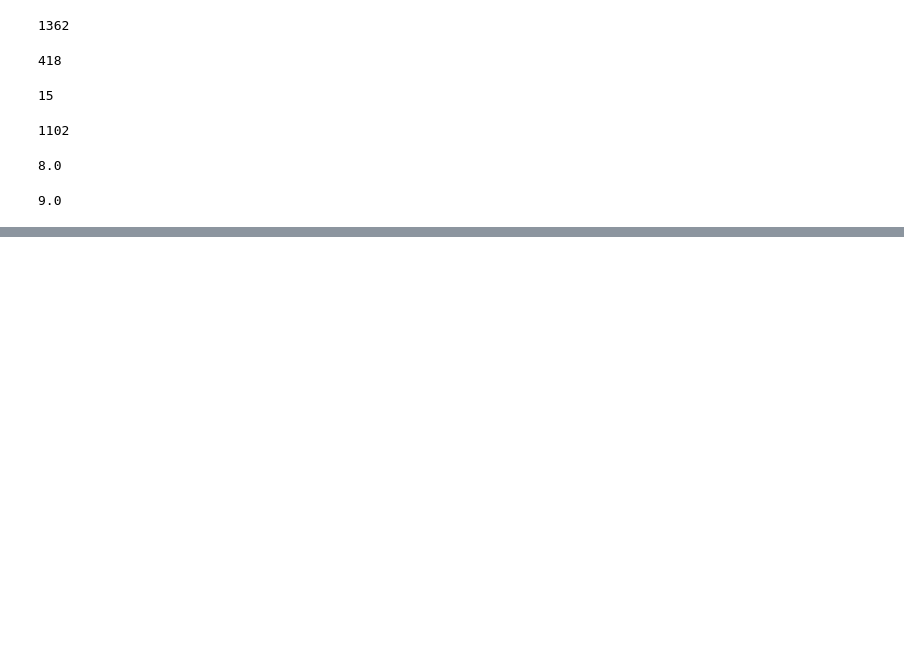
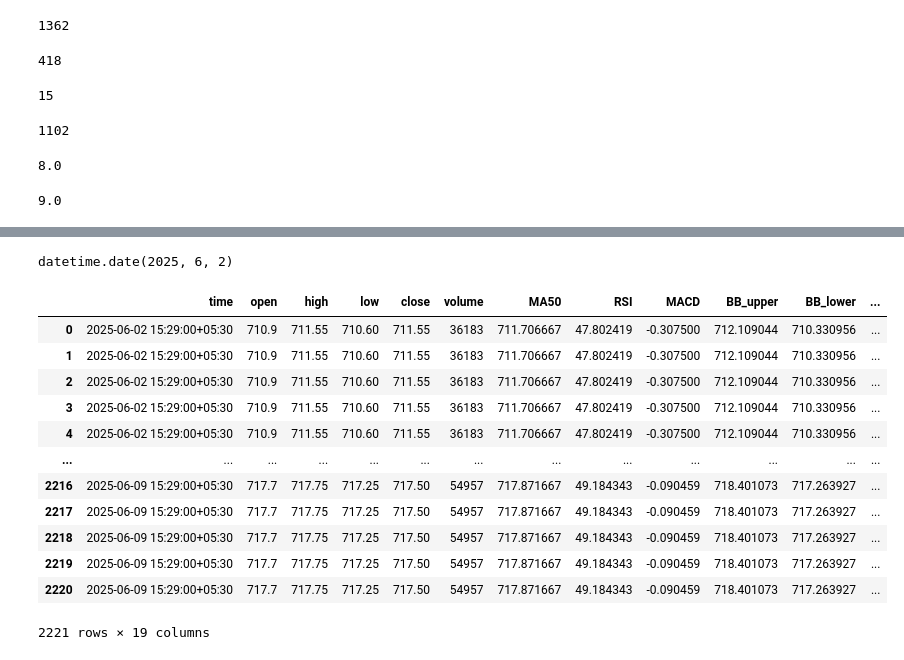
Before and after one commit to srijan0709/Trader, a Jupyter notebook: data_analysis.ipynb, the cells around one changed output, grey strips where cells are left out. Cells and saved outputs as stored; diff of their text form; code cells hidden in the pictures; blank space fills up the shorter version.

```diff
--- a/data_analysis.ipynb
+++ b/data_analysis.ipynb
@@ -124,0 +352,9 @@ def calculate_optimized_scalping_reward(delay, action_type, success_base_reward=
+# %%
+from utils_data import NseStockDataFetcher, generateTargetDataBuySide
+
+fetcher = NseStockDataFetcher()
+stock_symbol = "TATAMOTORS"
+start_date = "2025-06-01"
+end_date = "2025-06-10"
+df = fetcher.get_stock_data(stock_symbol, start_date, end_date)
+df
@@ -124,0 +375,21 @@ def calculate_optimized_scalping_reward(delay, action_type, success_base_reward=
+# %%
+df.iloc[0]['time'].date()
+# %% [output]
+datetime.date(2025, 6, 2)
+# %%
+df2 = generateTargetDataBuySide(df,1.03,0.95)
+df2
+# %% [output]
+|  | time | open | high | low | close | volume | MA50 | RSI | MACD | BB_upper | BB_lower | ... |
+| 0 | 2025-06-02 15:29:00+05:30 | 710.9 | 711.55 | 710.60 | 711.55 | 36183 | 711.706667 | 47.802419 | -0.307500 | 712.109044 | 710.330956 | ... |
+| 1 | 2025-06-02 15:29:00+05:30 | 710.9 | 711.55 | 710.60 | 711.55 | 36183 | 711.706667 | 47.802419 | -0.307500 | 712.109044 | 710.330956 | ... |
+| 2 | 2025-06-02 15:29:00+05:30 | 710.9 | 711.55 | 710.60 | 711.55 | 36183 | 711.706667 | 47.802419 | -0.307500 | 712.109044 | 710.330956 | ... |
+| 3 | 2025-06-02 15:29:00+05:30 | 710.9 | 711.55 | 710.60 | 711.55 | 36183 | 711.706667 | 47.802419 | -0.307500 | 712.109044 | 710.330956 | ... |
+| 4 | 2025-06-02 15:29:00+05:30 | 710.9 | 711.55 | 710.60 | 711.55 | 36183 | 711.706667 | 47.802419 | -0.307500 | 712.109044 | 710.330956 | ... |
+| ... | ... | ... | ... | ... | ... | ... | ... | ... | ... | ... | ... | ... |
+| 2216 | 2025-06-09 15:29:00+05:30 | 717.7 | 717.75 | 717.25 | 717.50 | 54957 | 717.871667 | 49.184343 | -0.090459 | 718.401073 | 717.263927 | ... |
+| 2217 | 2025-06-09 15:29:00+05:30 | 717.7 | 717.75 | 717.25 | 717.50 | 54957 | 717.871667 | 49.184343 | -0.090459 | 718.401073 | 717.263927 | ... |
+| 2218 | 2025-06-09 15:29:00+05:30 | 717.7 | 717.75 | 717.25 | 717.50 | 54957 | 717.871667 | 49.184343 | -0.090459 | 718.401073 | 717.263927 | ... |
+| 2219 | 2025-06-09 15:29:00+05:30 | 717.7 | 717.75 | 717.25 | 717.50 | 54957 | 717.871667 | 49.184343 | -0.090459 | 718.401073 | 717.263927 | ... |
+| 2220 | 2025-06-09 15:29:00+05:30 | 717.7 | 717.75 | 717.25 | 717.50 | 54957 | 717.871667 | 49.184343 | -0.090459 | 718.401073 | 717.263927 | ... |
+2221 rows × 19 columns
```
Also changed, not shown: parts of 65 cells of this notebook, 10 other files.
